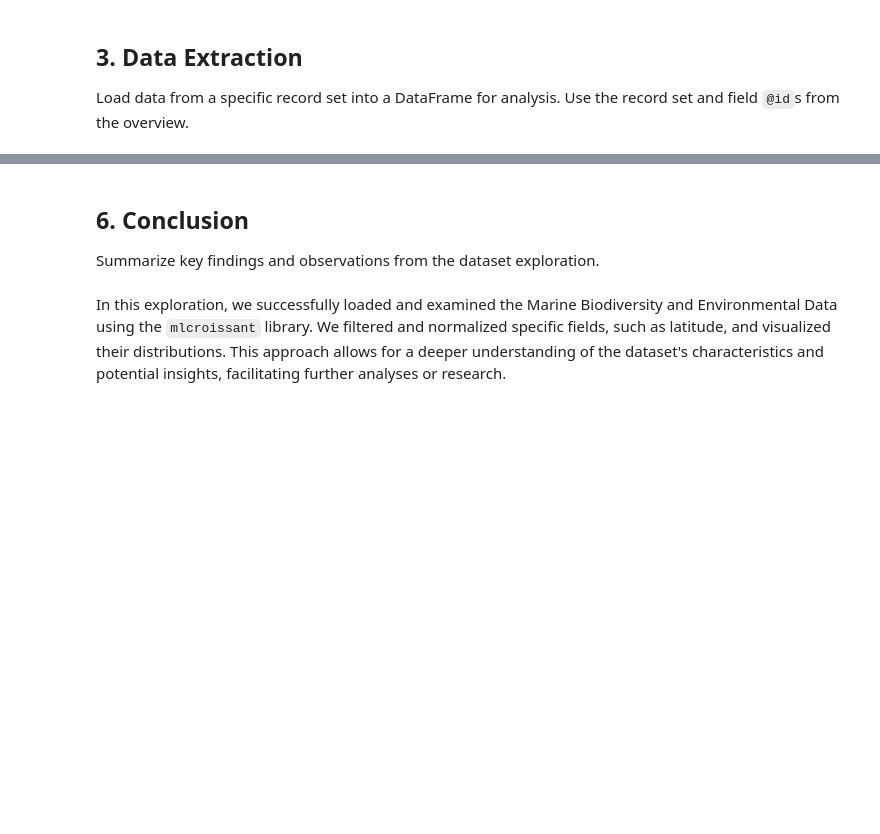
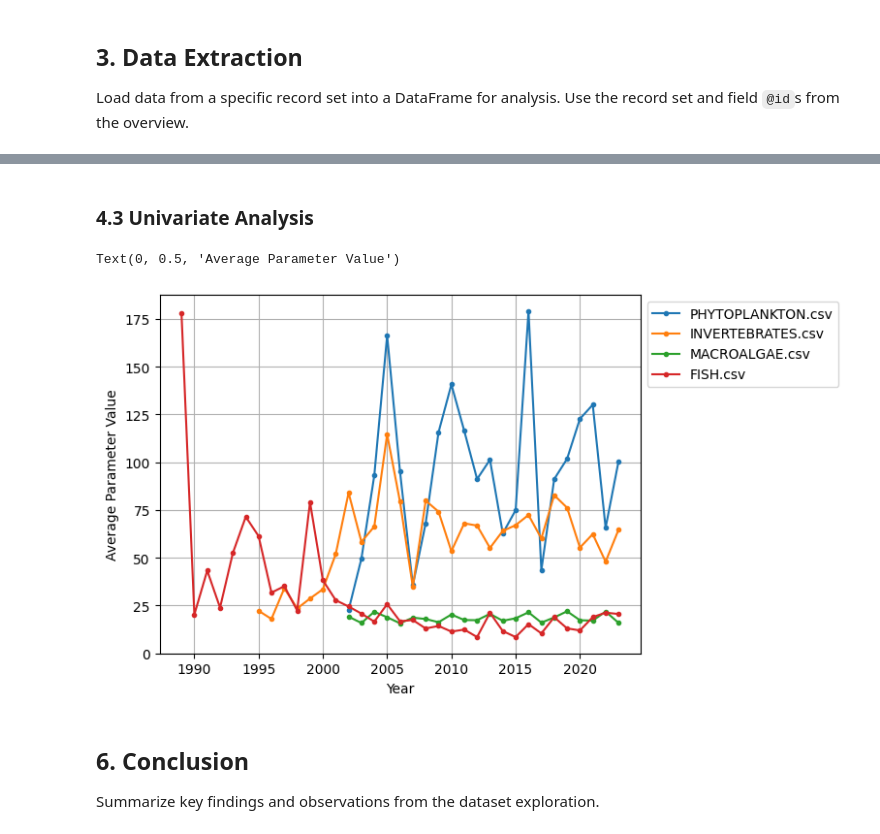
Before and after one commit to senscience/notebooks-dev, a Jupyter notebook: Borja_2024_Marine_Biodiversity_Environmental_Data_Dataset/notebook.ipynb, the cells around one changed output, grey strips where cells are left out. Saved outputs shown, nothing was run; the diff lists cells and outputs as text; code cells hidden in the pictures; blank space fills up the shorter version.

Commit message:
[Hotfix] Update the Borja notebook

```diff
--- a/Borja_2024_Marine_Biodiversity_Environmental_Data_Dataset/notebook.ipynb
+++ b/Borja_2024_Marine_Biodiversity_Environmental_Data_Dataset/notebook.ipynb
@@ -90,0 +65,17 @@ plt.show()
+# %%
+record_set_ids = [
+    'https://senscience.ai/frontiers/borja/PHYTOPLANKTON.csv',
+    'https://senscience.ai/frontiers/borja/INVERTEBRATES.csv',
+    'https://senscience.ai/frontiers/borja/MACROALGAE.csv',
+    'https://senscience.ai/frontiers/borja/FISH.csv'
+]
+
+dataframes = {
+    record_set_id: pd.DataFrame(list(dataset.records(record_set=record_set_id)))
+    for record_set_id in record_set_ids
+}
+
+for name, df in dataframes.items():
+    display(Markdown(f"#### {name}"))
+    display(df.head())
+    display(Markdown("---"))
@@ -90,0 +119,5 @@ plt.show()
+# %%
+for name, df in dataframes.items():
+    display(Markdown(f"#### {name}"))
+    display(f"Has missing values: {df.isnull().values.any()}")
+    display(Markdown("---"))
@@ -90,0 +141,5 @@ plt.show()
+# %%
+for name, df in dataframes.items():
+    display(Markdown(f"#### {name}"))
+    display(df.describe())
+    display(Markdown("---"))
@@ -91,5 +191,22 @@ plt.show()
+# %% [markdown]
+### 4.3 Univariate Analysis
+# %%
+for name, df in dataframes.items():
+    datecollected_column = f"{name}/datecollected"
+    parameter_value_column = f"{name}/parameter_value"
+    sheet_name = name.split("/")[-1]
+
+    df["yearcollected"] = df[datecollected_column].dt.year
+    grouped = df.groupby("yearcollected", as_index=False).mean(numeric_only=True)
+    plt.plot(grouped["yearcollected"], grouped[parameter_value_column], marker=".", label=sheet_name)
+
+plt.grid(True)
+plt.legend(bbox_to_anchor=(1.0, 1.0))
+plt.xlabel("Year")
+plt.ylabel("Average Parameter Value")
+# %% [output]
+Text(0, 0.5, 'Average Parameter Value')
+[figure, added]
 # %% [markdown]
 ## 6. Conclusion
 Summarize key findings and observations from the dataset exploration.
-# %% [markdown]
-In this exploration, we successfully loaded and examined the Marine Biodiversity and Environmental Data using the `mlcroissant` library. We filtered and normalized specific fields, such as latitude, and visualized their distributions. This approach allows for a deeper understanding of the dataset's characteristics and potential insights, facilitating further analyses or research.
```
Also changed, not shown: parts of 20 cells of this notebook.
